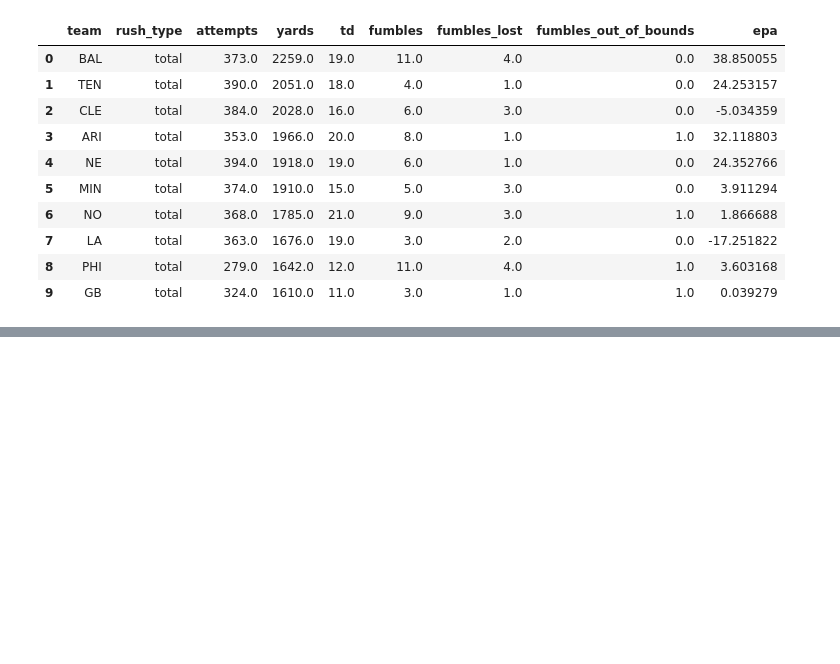
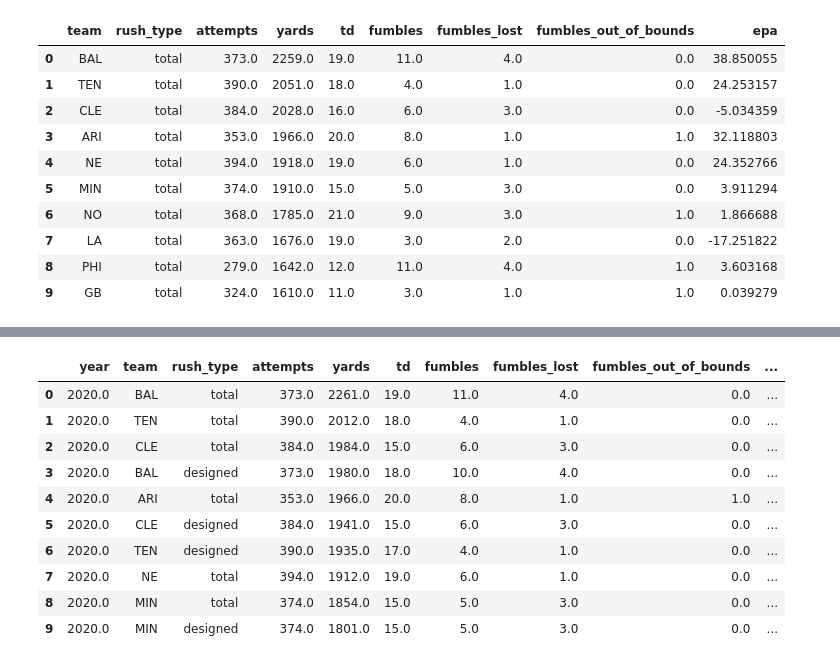
Before and after one commit to shind07/nfl-data, a Jupyter notebook: notebooks/rushing.ipynb, the cells around one changed output, grey strips where cells are left out. Cells and saved outputs as stored; diff of their text form; code cells hidden in the pictures; blank space fills up the shorter version.

```diff
--- a/notebooks/rushing.ipynb
+++ b/notebooks/rushing.ipynb
@@ -568,0 +616,15 @@ df.head(10)
+# %%
+df = pd.read_sql("""SELECT * FROM rushing_by_team_by_year""", db_conn)
+df.head(10)
+# %% [output]
+|  | year | team | rush_type | attempts | yards | td | fumbles | fumbles_lost | fumbles_out_of_bounds | ... |
+| 0 | 2020.0 | BAL | total | 373.0 | 2261.0 | 19.0 | 11.0 | 4.0 | 0.0 | ... |
+| 1 | 2020.0 | TEN | total | 390.0 | 2012.0 | 18.0 | 4.0 | 1.0 | 0.0 | ... |
+| 2 | 2020.0 | CLE | total | 384.0 | 1984.0 | 15.0 | 6.0 | 3.0 | 0.0 | ... |
+| 3 | 2020.0 | BAL | designed | 373.0 | 1980.0 | 18.0 | 10.0 | 4.0 | 0.0 | ... |
+| 4 | 2020.0 | ARI | total | 353.0 | 1966.0 | 20.0 | 8.0 | 1.0 | 1.0 | ... |
+| 5 | 2020.0 | CLE | designed | 384.0 | 1941.0 | 15.0 | 6.0 | 3.0 | 0.0 | ... |
+| 6 | 2020.0 | TEN | designed | 390.0 | 1935.0 | 17.0 | 4.0 | 1.0 | 0.0 | ... |
+| 7 | 2020.0 | NE | total | 394.0 | 1912.0 | 19.0 | 6.0 | 1.0 | 0.0 | ... |
+| 8 | 2020.0 | MIN | total | 374.0 | 1854.0 | 15.0 | 5.0 | 3.0 | 0.0 | ... |
+| 9 | 2020.0 | MIN | designed | 374.0 | 1801.0 | 15.0 | 5.0 | 3.0 | 0.0 | ... |
```
Also changed, not shown: parts of 4 cells of this notebook, 7 other files.
